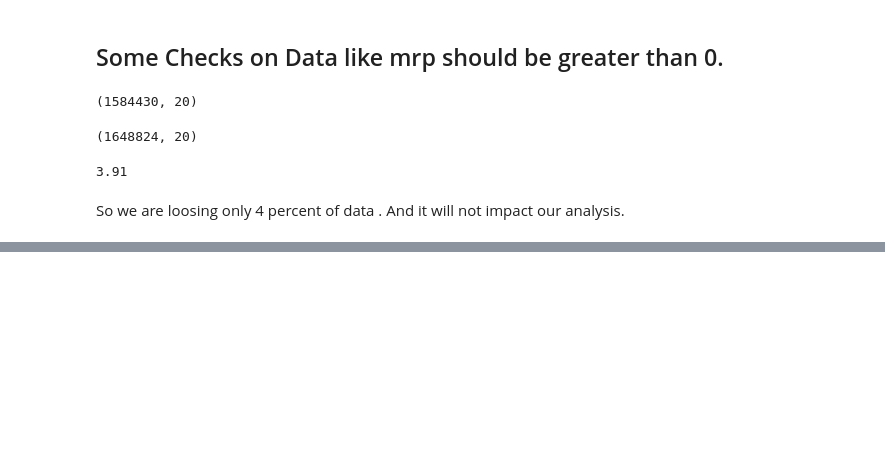
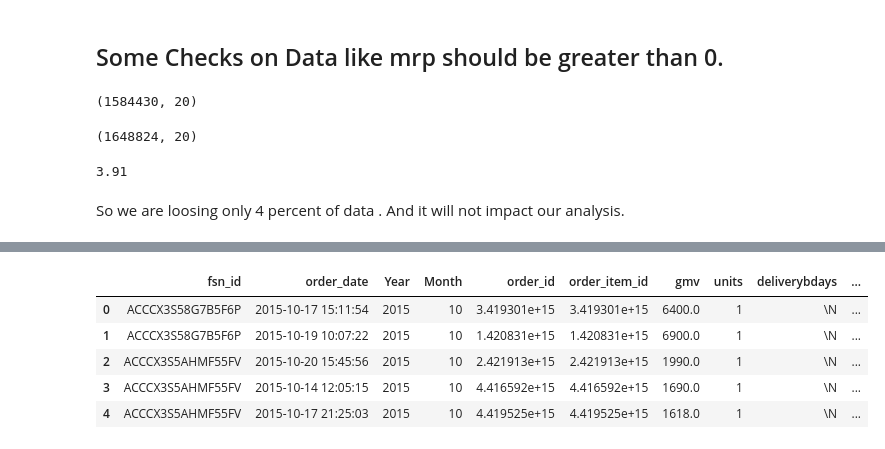
Before and after one commit to Anirudhakumar/DS-, a Jupyter notebook: MarketMixModeling.ipynb, the cells around one changed output, grey strips where cells are left out. Saved outputs shown, nothing was run; the diff lists cells and outputs as text; code cells hidden in the pictures; blank space fills up the shorter version.

```diff
--- a/MarketMixModeling.ipynb
+++ b/MarketMixModeling.ipynb
@@ -163,0 +200,9 @@ So we are loosing only 4 percent of data . And it will not impact our analysis.
+# %%
+df_CameraAccessory.head()
+# %% [output]
+|  | fsn_id | order_date | Year | Month | order_id | order_item_id | gmv | units | deliverybdays | ... |
+| 0 | ACCCX3S58G7B5F6P | 2015-10-17 15:11:54 | 2015 | 10 | 3.419301e+15 | 3.419301e+15 | 6400.0 | 1 | \N | ... |
+| 1 | ACCCX3S58G7B5F6P | 2015-10-19 10:07:22 | 2015 | 10 | 1.420831e+15 | 1.420831e+15 | 6900.0 | 1 | \N | ... |
+| 2 | ACCCX3S5AHMF55FV | 2015-10-20 15:45:56 | 2015 | 10 | 2.421913e+15 | 2.421913e+15 | 1990.0 | 1 | \N | ... |
+| 3 | ACCCX3S5AHMF55FV | 2015-10-14 12:05:15 | 2015 | 10 | 4.416592e+15 | 4.416592e+15 | 1690.0 | 1 | \N | ... |
+| 4 | ACCCX3S5AHMF55FV | 2015-10-17 21:25:03 | 2015 | 10 | 4.419525e+15 | 4.419525e+15 | 1618.0 | 1 | \N | ... |
```
Also changed, not shown: parts of 9 cells of this notebook.
